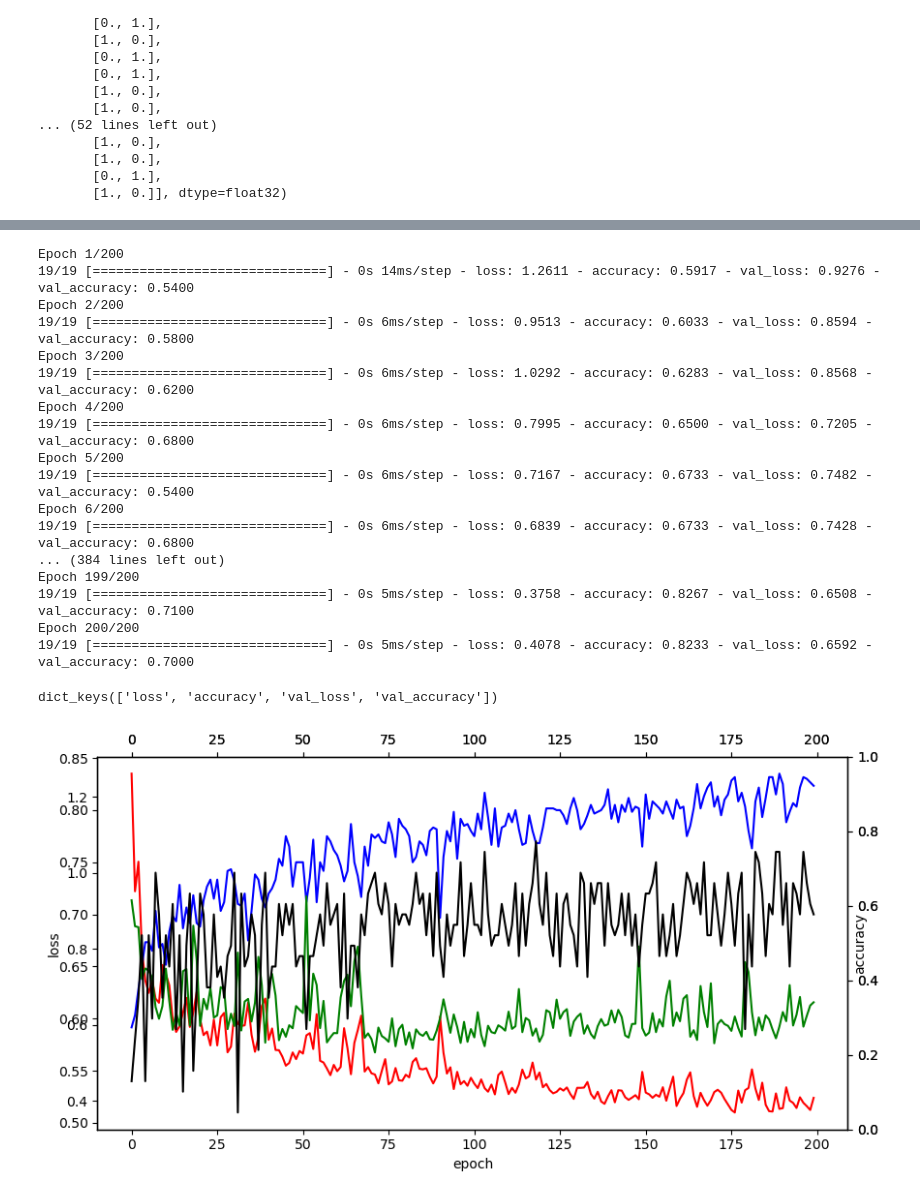
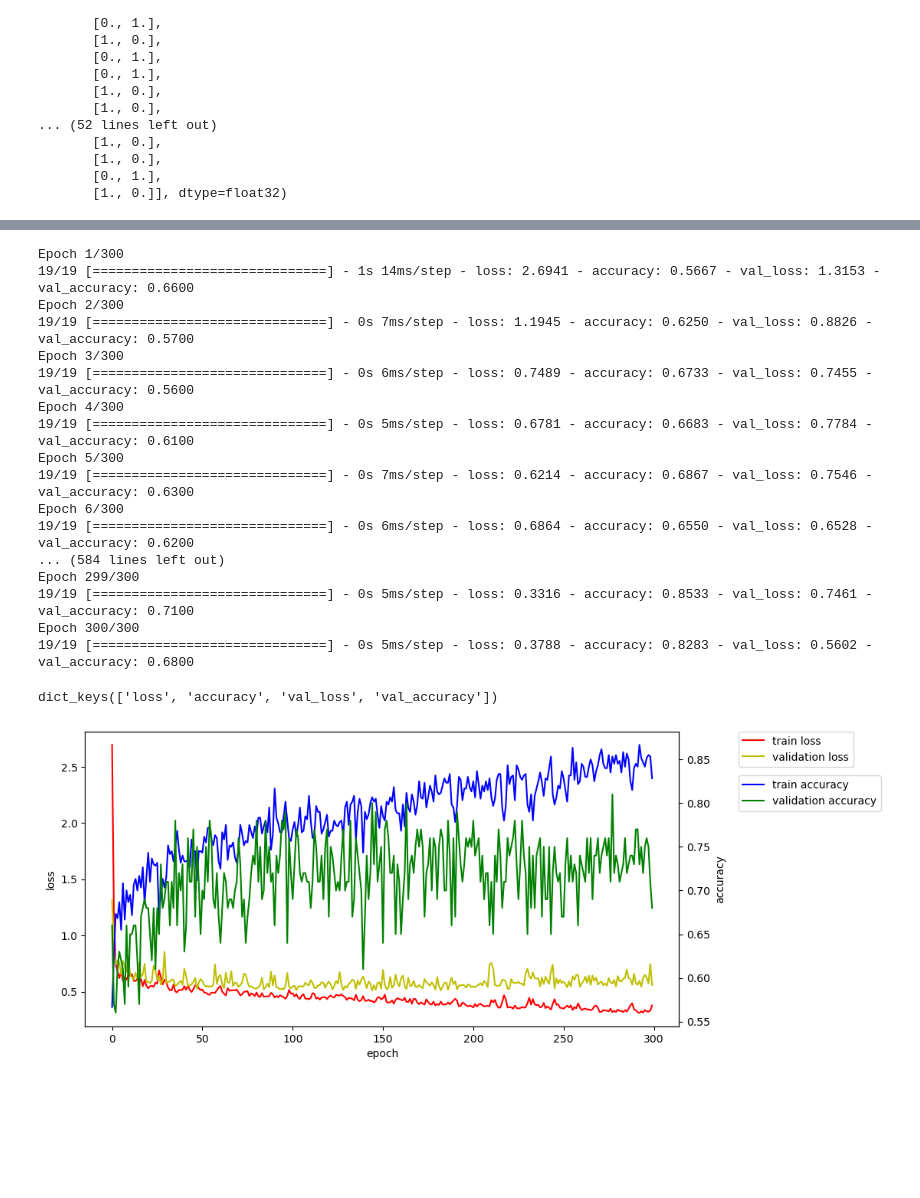
Before and after one commit to KHH0618/mbcAcademy, a Jupyter notebook: source/08_DeepLearning/06_피마인디언_당뇨병_발병_예측(로지스틱회귀분석, 분류분석).ipynb, the cells around one changed output, grey strips where cells are left out. Cells and saved outputs as stored; diff of their text form; code cells hidden in the pictures; blank space fills up the shorter version.

```diff
--- a/source/08_DeepLearning/06_피마인디언_당뇨병_발병_예측(로지스틱회귀분석, 분류분석).ipynb
+++ b/source/08_DeepLearning/06_피마인디언_당뇨병_발병_예측(로지스틱회귀분석, 분류분석).ipynb
@@ -285,23 +285,23 @@ model.compile(loss='categorical_crossentropy', optimizer='adam', metrics=['accur
 # 4. 모델 학습
 hist = model.fit(X_train, Y_train,
                 validation_data=[X_val, Y_val],
-                epochs=200)
+                epochs=300)
 # %% [output]
-Epoch 1/200
-19/19 [==============================] - 0s 14ms/step - loss: 1.2611 - accuracy: 0.5917 - val_loss: 0.9276 - val_accuracy: 0.5400
-Epoch 2/200
-19/19 [==============================] - 0s 6ms/step - loss: 0.9513 - accuracy: 0.6033 - val_loss: 0.8594 - val_accuracy: 0.5800
-Epoch 3/200
-19/19 [==============================] - 0s 6ms/step - loss: 1.0292 - accuracy: 0.6283 - val_loss: 0.8568 - val_accuracy: 0.6200
-Epoch 4/200
-19/19 [==============================] - 0s 6ms/step - loss: 0.7995 - accuracy: 0.6500 - val_loss: 0.7205 - val_accuracy: 0.6800
-Epoch 5/200
-19/19 [==============================] - 0s 6ms/step - loss: 0.7167 - accuracy: 0.6733 - val_loss: 0.7482 - val_accuracy: 0.5400
-Epoch 6/200
-19/19 [==============================] - 0s 6ms/step - loss: 0.6839 - accuracy: 0.6733 - val_loss: 0.7428 - val_accuracy: 0.6800
-... (384 lines left out)
-Epoch 199/200
-19/19 [==============================] - 0s 5ms/step - loss: 0.3758 - accuracy: 0.8267 - val_loss: 0.6508 - val_accuracy: 0.7100
-Epoch 200/200
-19/19 [==============================] - 0s 5ms/step - loss: 0.4078 - accuracy: 0.8233 - val_loss: 0.6592 - val_accuracy: 0.7000
+Epoch 1/300
+19/19 [==============================] - 1s 14ms/step - loss: 2.6941 - accuracy: 0.5667 - val_loss: 1.3153 - val_accuracy: 0.6600
+Epoch 2/300
+19/19 [==============================] - 0s 7ms/step - loss: 1.1945 - accuracy: 0.6250 - val_loss: 0.8826 - val_accuracy: 0.5700
+Epoch 3/300
+19/19 [==============================] - 0s 6ms/step - loss: 0.7489 - accuracy: 0.6733 - val_loss: 0.7455 - val_accuracy: 0.5600
+Epoch 4/300
+19/19 [==============================] - 0s 5ms/step - loss: 0.6781 - accuracy: 0.6683 - val_loss: 0.7784 - val_accuracy: 0.6100
+Epoch 5/300
+19/19 [==============================] - 0s 7ms/step - loss: 0.6214 - accuracy: 0.6867 - val_loss: 0.7546 - val_accuracy: 0.6300
+Epoch 6/300
+19/19 [==============================] - 0s 6ms/step - loss: 0.6864 - accuracy: 0.6550 - val_loss: 0.6528 - val_accuracy: 0.6200
+... (584 lines left out)
+Epoch 299/300
+19/19 [==============================] - 0s 5ms/step - loss: 0.3316 - accuracy: 0.8533 - val_loss: 0.7461 - val_accuracy: 0.7100
+Epoch 300/300
+19/19 [==============================] - 0s 5ms/step - loss: 0.3788 - accuracy: 0.8283 - val_loss: 0.5602 - val_accuracy: 0.6800
 # %%
@@ -311,20 +312,18 @@ dict_keys(['loss', 'accuracy', 'val_loss', 'val_accuracy'])
 # %%
 fig, loss_ax = plt.subplots(figsize=(10,5))
 loss_ax.plot(hist.history['loss'], 'r', label='train loss')
+loss_ax.plot(hist.history['val_loss'], 'y', label='validation loss')
 loss_ax.set_xlabel('epoch')
 loss_ax.set_ylabel('loss')
 acc_ax = loss_ax.twinx()
-val_loss_ax = loss_ax.twinx()
-val_loss_ax = loss_ax.twiny()
-val_acc_ax = acc_ax.twinx()
-val_acc_ax = acc_ax.twiny()
 acc_ax.plot(hist.history['accuracy'], 'b', label='train accuracy')
+acc_ax.plot(hist.history['val_accuracy'], 'g', label='validation accuracy')
 acc_ax.set_ylabel('accuracy')
-val_loss_ax.plot(hist.history['val_loss'], 'g')
-val_acc_ax.plot(hist.history['val_accuracy'], 'k')
+loss_ax.legend(bbox_to_anchor=(1.1, 1), loc=2, borderaxespad=0.)
+acc_ax.legend(bbox_to_anchor=(1.1, .85), loc=2, borderaxespad=0.)
 plt.show()
 # %% [output]
-[figure, old version]
+[figure, new version]
 # %%
 score = model.evaluate(X_test, Y_test)
 print('loss : {}, 정확도 : {:.2f}%'.format(score[0], score[1]*100))
```
Also changed, not shown: parts of 7 cells of this notebook, 3 other files.
